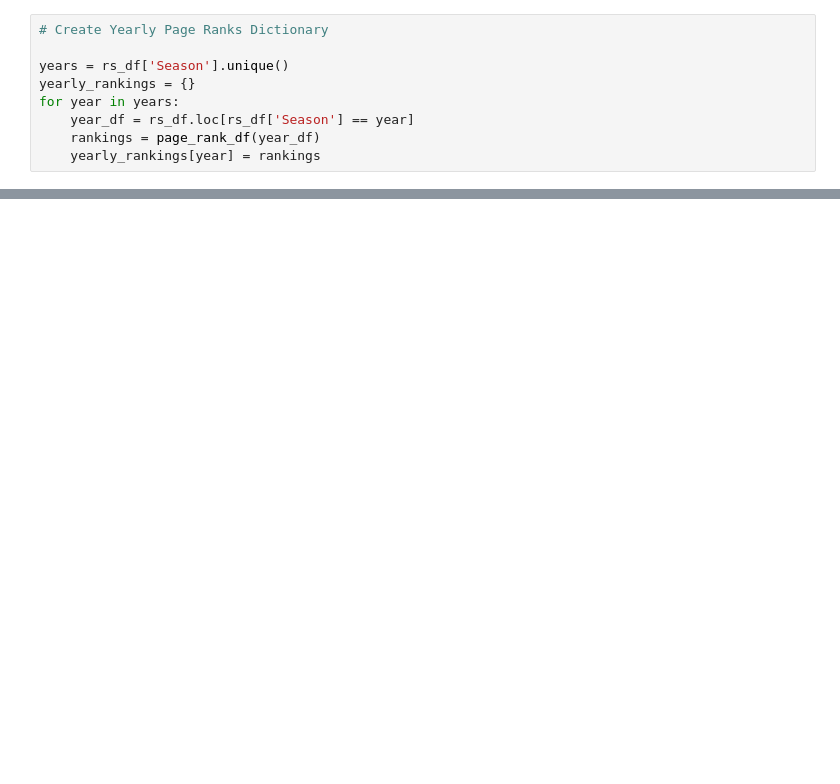
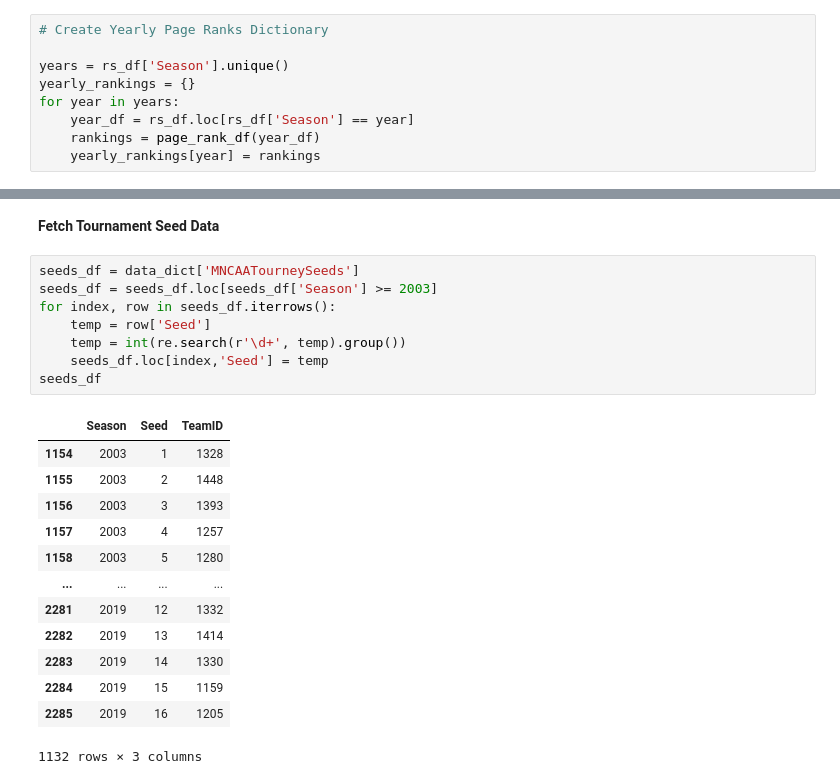
Before and after one commit to robertfmoore/march_madness, a Jupyter notebook: starting_point_march_madness.ipynb, the cells around one changed output, grey strips where cells are left out. Cells and saved outputs as stored; diff of their text form; blank space fills up the shorter version.

```diff
--- a/starting_point_march_madness.ipynb
+++ b/starting_point_march_madness.ipynb
@@ -1025,0 +842,24 @@ submission_df.to_csv('submission.csv', index=False)
+# %% [markdown]
+**Fetch Tournament Seed Data**
+# %%
+seeds_df = data_dict['MNCAATourneySeeds']
+seeds_df = seeds_df.loc[seeds_df['Season'] >= 2003]
+for index, row in seeds_df.iterrows():
+    temp = row['Seed']
+    temp = int(re.search(r'\d+', temp).group())
+    seeds_df.loc[index,'Seed'] = temp
+seeds_df
+# %% [output]
+|  | Season | Seed | TeamID |
+| 1154 | 2003 | 1 | 1328 |
+| 1155 | 2003 | 2 | 1448 |
+| 1156 | 2003 | 3 | 1393 |
+| 1157 | 2003 | 4 | 1257 |
+| 1158 | 2003 | 5 | 1280 |
+| ... | ... | ... | ... |
+| 2281 | 2019 | 12 | 1332 |
+| 2282 | 2019 | 13 | 1414 |
+| 2283 | 2019 | 14 | 1330 |
+| 2284 | 2019 | 15 | 1159 |
+| 2285 | 2019 | 16 | 1205 |
+1132 rows × 3 columns
```
Also changed, not shown: parts of 74 cells of this notebook.
